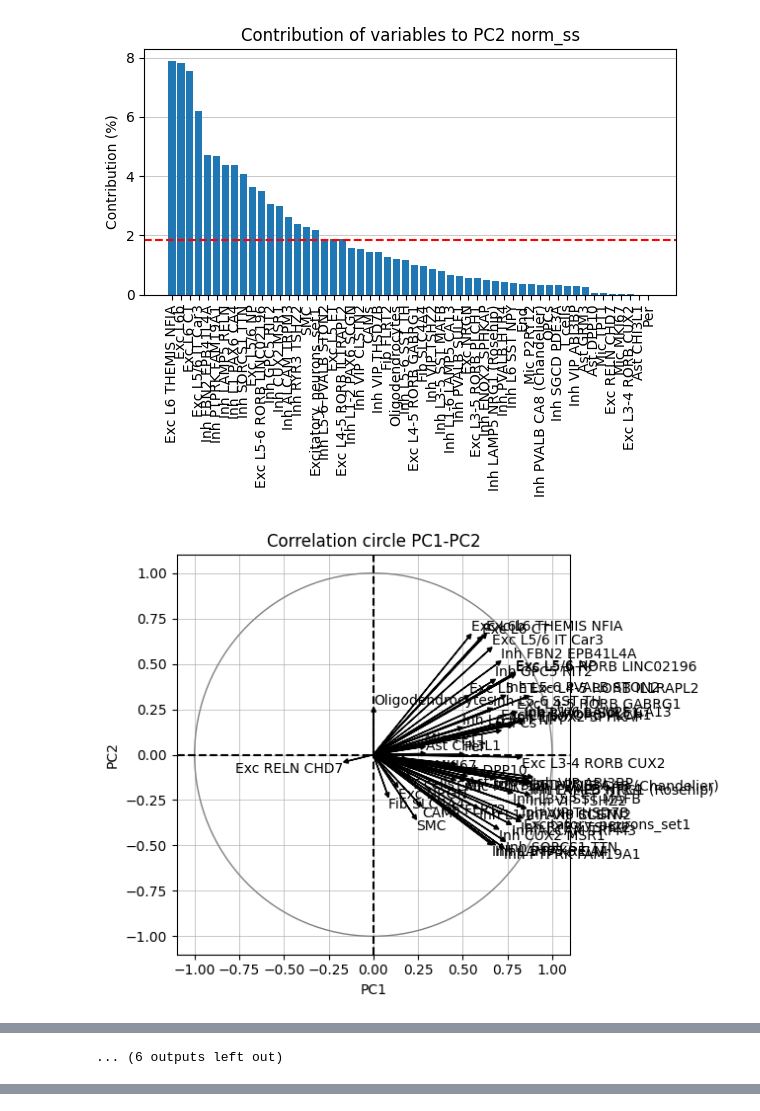
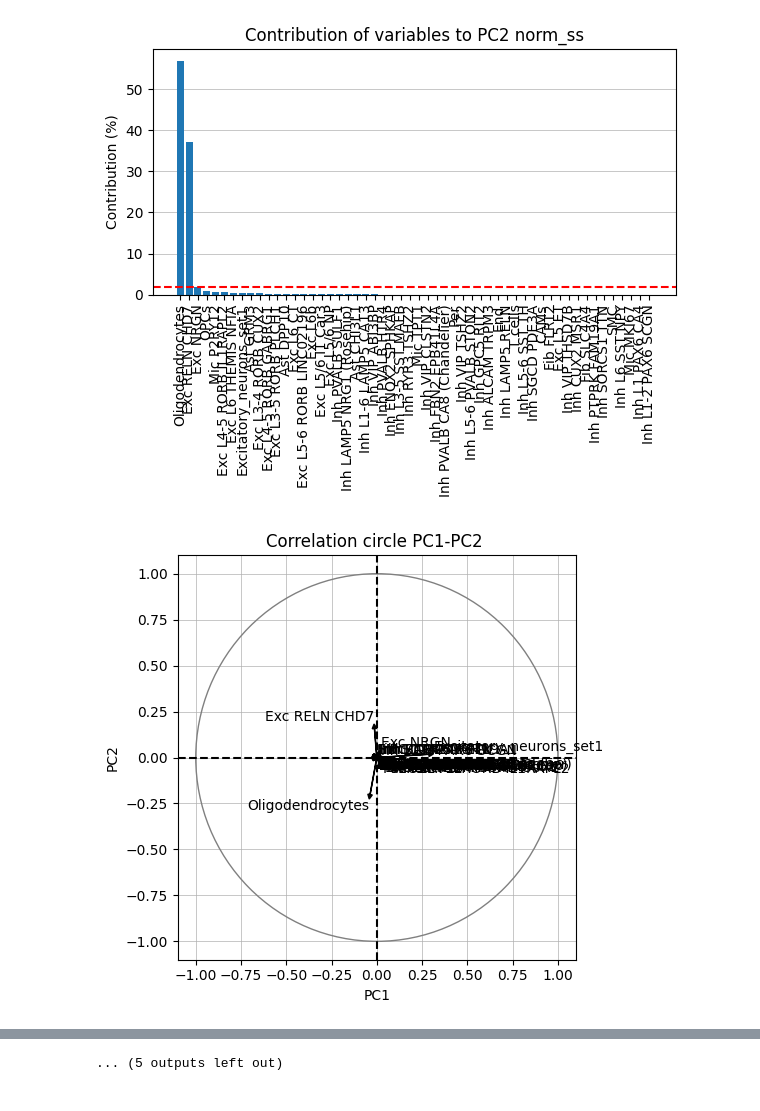
Before and after one commit to LuminousCodeGH/bsc-thesis-scripts, a Jupyter notebook: test_correlation.ipynb, the cells around one changed output, grey strips where cells are left out. Saved outputs shown, nothing was run; the diff lists cells and outputs as text; code cells hidden in the pictures.

```diff
--- a/test_correlation.ipynb
+++ b/test_correlation.ipynb
@@ -25,12 +25,11 @@ normalizations: list[tuple] = [(normalize_unit, 'norm_ss'),
 col_labels = ct_counts_metadata.var_names
 X = StandardScaler().fit_transform(ct_counts_metadata.X)
 model = PCA().fit(X)
-pca_screeplot(model, (6, 4), 'X')
 
 for func, layer in normalizations:
     # X is the scaled normalized value of adata.X
-    func(ct_counts_metadata, layer)
-    X = StandardScaler().fit_transform(ct_counts_metadata.layers[layer])
+    func(ct_counts_metadata, layer)  # Normalization/scaling
+    X = ct_counts_metadata.layers[layer]
 
     model = PCA().fit(X)
 
@@ -46,2 +44,2 @@ WARNING: adata.X seems to be already log-transformed.
-[figure, old version]
+[figure, new version]
-[figure, old version]
+[figure, new version]
@@ -54 +51,0 @@ WARNING: adata.X seems to be already log-transformed.
-... (6 outputs left out)
@@ -54,0 +53 @@ WARNING: adata.X seems to be already log-transformed.
+... (5 outputs left out)
```
Also changed, not shown: parts of 2 cells of this notebook.
